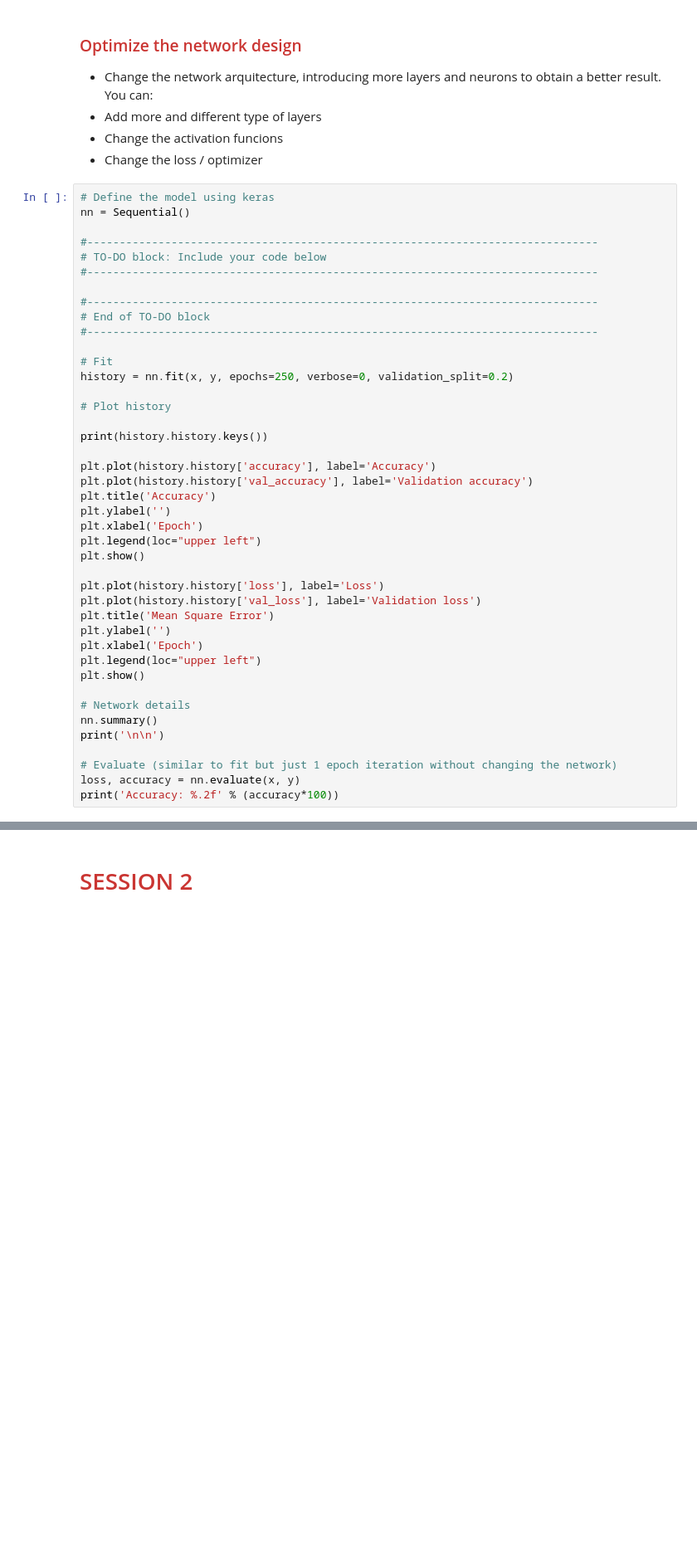
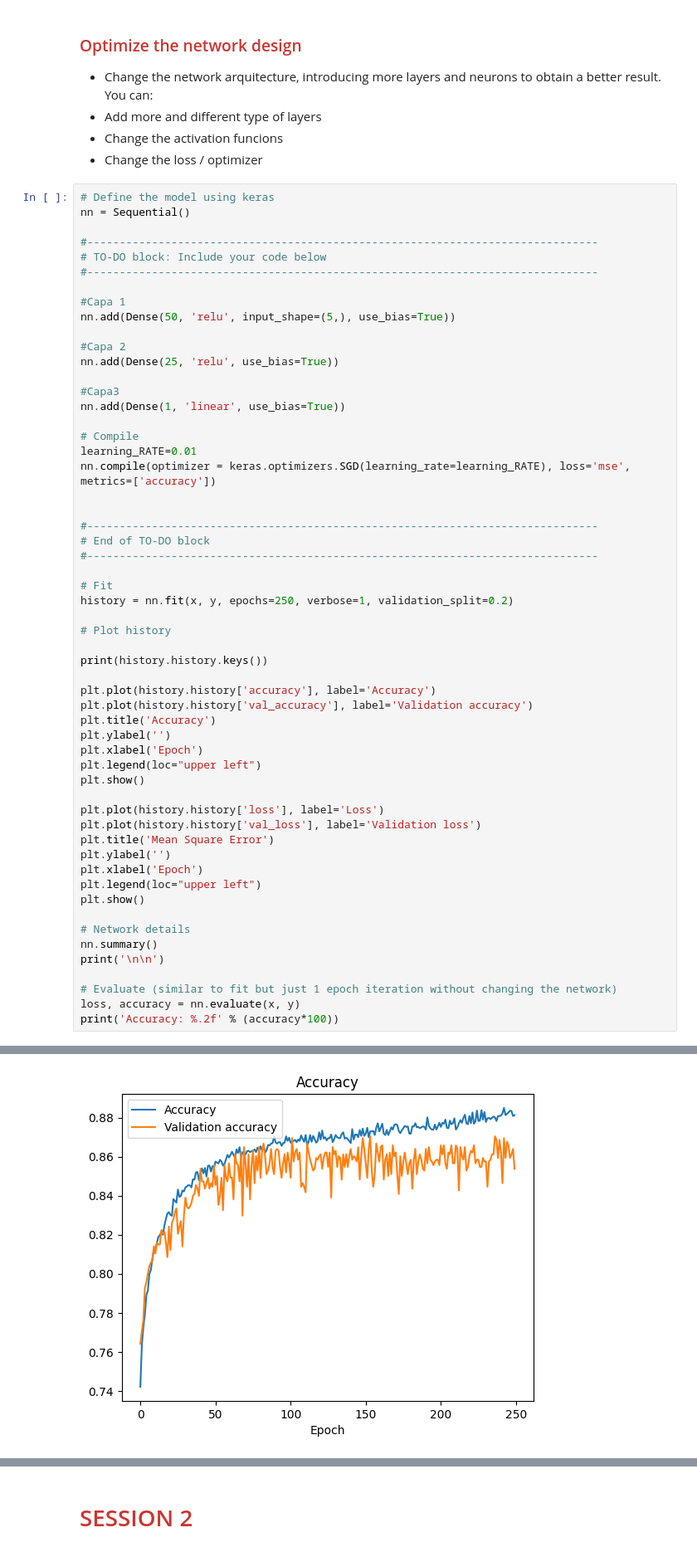
Before and after one commit to Javimh18/FundamentosDL, a Jupyter notebook: Lab2/lab2a.ipynb, the cells around one changed output, grey strips where cells are left out. Shown at 83% size. Drawn from its saved outputs; the diff is of its cells as text; blank space fills up the shorter version.

```diff
--- a/Lab2/lab2a.ipynb
+++ b/Lab2/lab2a.ipynb
@@ -265,12 +281,26 @@ nn = Sequential()
 # TO-DO block: Include your code below
 #-------------------------------------------------------------------------------
 
+#Capa 1
+nn.add(Dense(50, 'relu', input_shape=(5,), use_bias=True))
+
+#Capa 2
+nn.add(Dense(25, 'relu', use_bias=True))
+
+#Capa3
+nn.add(Dense(1, 'linear', use_bias=True))
+
+# Compile
+learning_RATE=0.01
+nn.compile(optimizer = keras.optimizers.SGD(learning_rate=learning_RATE), loss='mse', metrics=['accuracy'])
+
+
 #-------------------------------------------------------------------------------
 # End of TO-DO block
 #-------------------------------------------------------------------------------
 
 # Fit
-history = nn.fit(x, y, epochs=250, verbose=0, validation_split=0.2)
+history = nn.fit(x, y, epochs=250, verbose=1, validation_split=0.2)
 
 # Plot history
 
@@ -299,3 +329,4 @@ print('\n\n')
 # Evaluate (similar to fit but just 1 epoch iteration without changing the network)
 loss, accuracy = nn.evaluate(x, y)
 print('Accuracy: %.2f' % (accuracy*100))
+# %% [output]
@@ -301,0 +350 @@ print('Accuracy: %.2f' % (accuracy*100))
+[figure, added]
```
Also changed, not shown: parts of 7 cells of this notebook.
